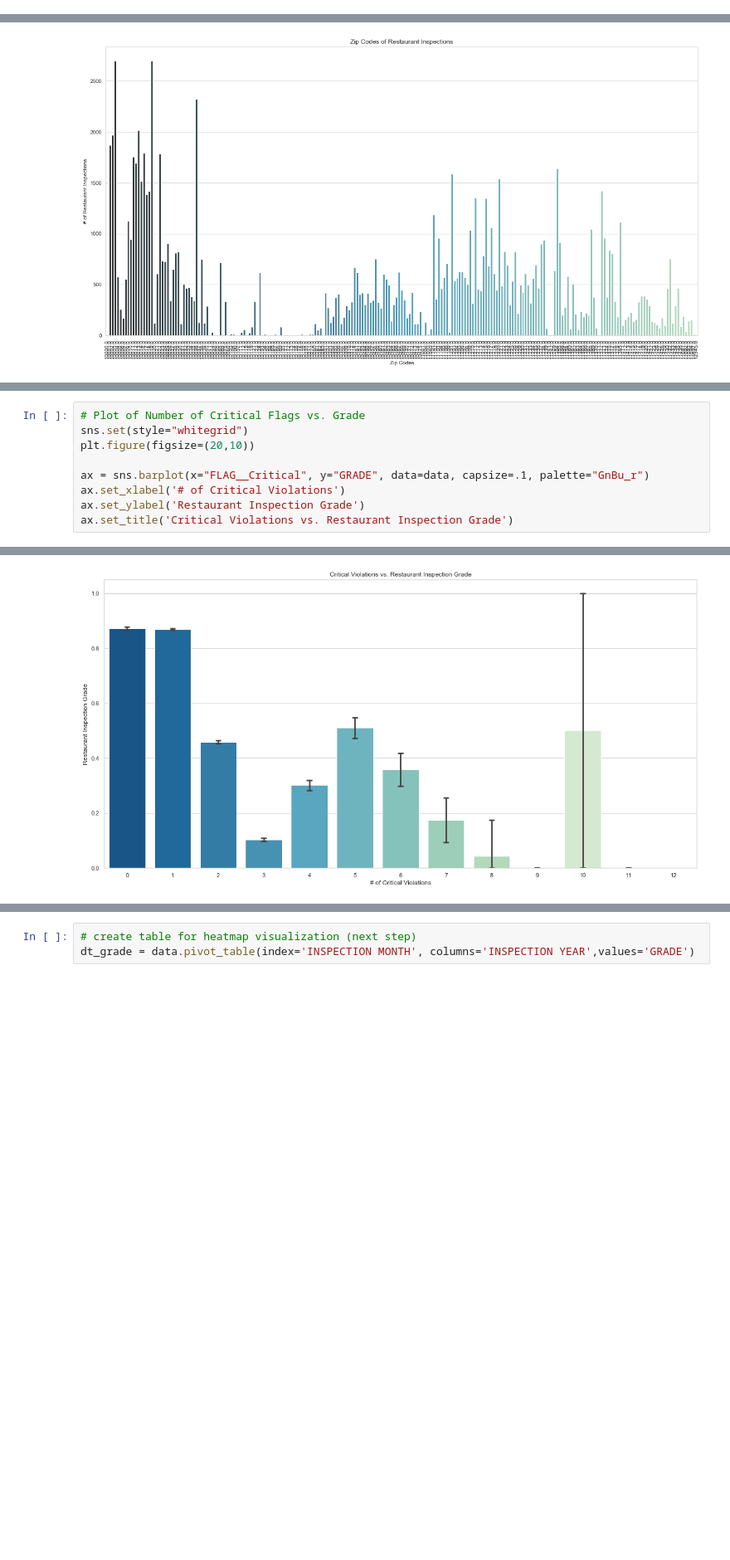
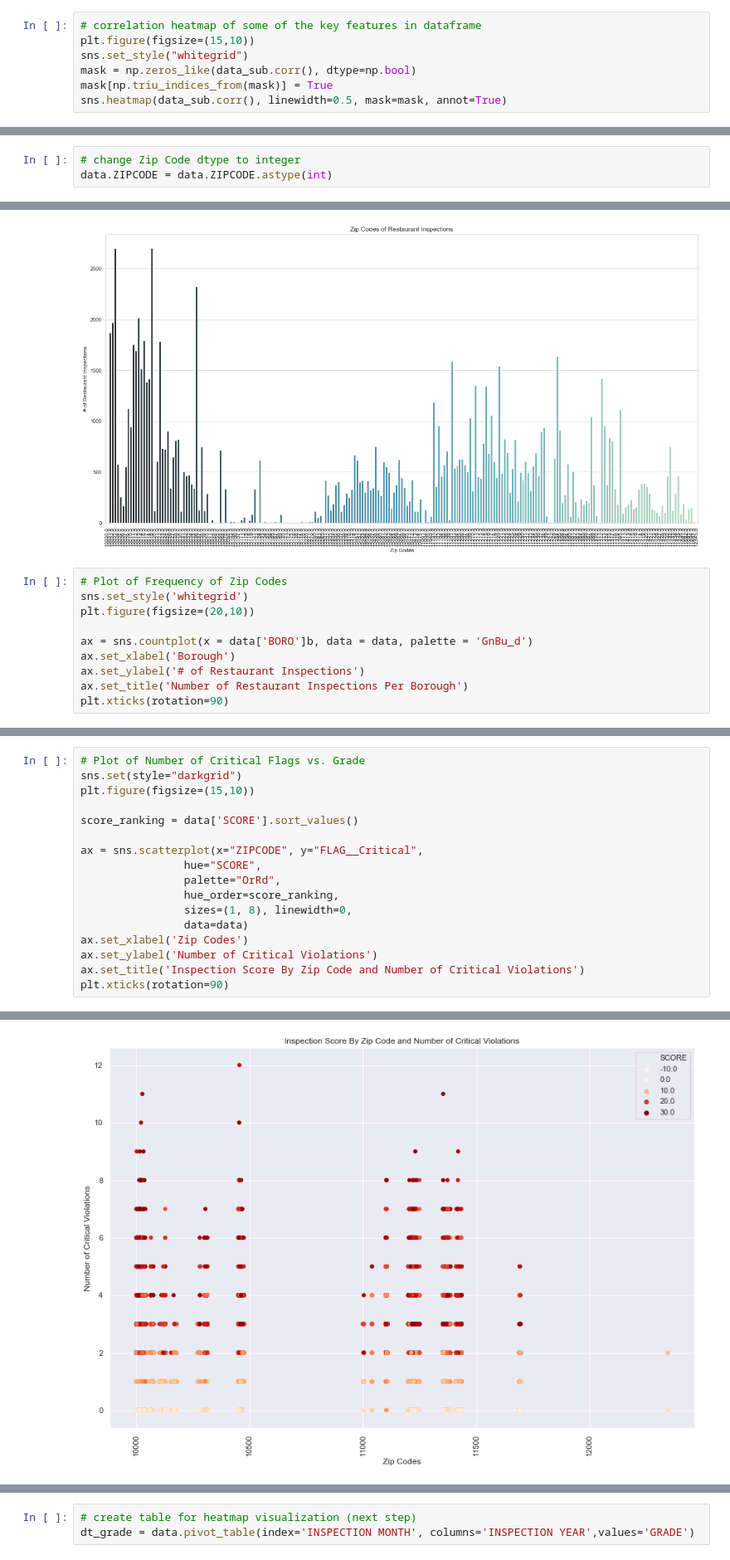
Before and after one commit to deep22kar/random-forest, a Jupyter notebook: EDA_Models1.ipynb, the cells around one changed output, grey strips where cells are left out. Shown at 83% size. Cells and saved outputs as stored; diff of their text form; blank space fills up the shorter version.

```diff
--- a/EDA_Models1.ipynb
+++ b/EDA_Models1.ipynb
@@ -164,0 +167,7 @@ data.corr().loc['VIOLATION__04G':'VIOLATION__15I', 'VIOLATION__06C':'VIOLATION__
+# %%
+# correlation heatmap of some of the key features in dataframe
+plt.figure(figsize=(15,10))
+sns.set_style("whitegrid")
+mask = np.zeros_like(data_sub.corr(), dtype=np.bool)
+mask[np.triu_indices_from(mask)] = True
+sns.heatmap(data_sub.corr(), linewidth=0.5, mask=mask, annot=True)
@@ -336,6 +348,9 @@ sns.relplot(x=data['ZIPCODE'].values, y=data['FLAG__Critical'].values, hue=data[
 <seaborn.axisgrid.FacetGrid at 0x...>
 <Figure size 2160x1800 with 0 Axes>
 [figure]
+# %%
+# change Zip Code dtype to integer
+data.ZIPCODE = data.ZIPCODE.astype(int)
 # %%
 # create table for heatmap visualization (next step)
 fz = data.pivot_table(index='ZIPCODE', columns='FLAG__Critical',values='GRADE')
@@ -428,3 +443,13 @@ plt.xticks(rotation=90)
         208, 209, 210, 211, 212, 213, 214, 215, 216, 217, 218, 219, 220,
         221, 222, 223, 224]), <a list of 225 Text xticklabel objects>)
 [figure]
+# %%
+# Plot of Frequency of Zip Codes
+sns.set_style('whitegrid')
+plt.figure(figsize=(20,10))
+
+ax = sns.countplot(x = data['BORO']b, data = data, palette = 'GnBu_d')
+ax.set_xlabel('Borough')
+ax.set_ylabel('# of Restaurant Inspections')
+ax.set_title('Number of Restaurant Inspections Per Borough')
+plt.xticks(rotation=90)
@@ -431,10 +470,18 @@ plt.xticks(rotation=90)
 # %%
 # Plot of Number of Critical Flags vs. Grade
-sns.set(style="whitegrid")
-plt.figure(figsize=(20,10))
+sns.set(style="darkgrid")
+plt.figure(figsize=(15,10))
 
-ax = sns.barplot(x="FLAG__Critical", y="GRADE", data=data, capsize=.1, palette="GnBu_r")
-ax.set_xlabel('# of Critical Violations')
-ax.set_ylabel('Restaurant Inspection Grade')
-ax.set_title('Critical Violations vs. Restaurant Inspection Grade')
+score_ranking = data['SCORE'].sort_values()
+
+ax = sns.scatterplot(x="ZIPCODE", y="FLAG__Critical",
+                hue="SCORE",
+                palette="OrRd",
+                hue_order=score_ranking,
+                sizes=(1, 8), linewidth=0,
+                data=data)
+ax.set_xlabel('Zip Codes')
+ax.set_ylabel('Number of Critical Violations')
+ax.set_title('Inspection Score By Zip Code and Number of Critical Violations')
+plt.xticks(rotation=90)
 # %% [output]
@@ -442,4 +490,4 @@ Text(0.5, 1.0, 'Critical Violations vs. Restaurant Inspection Grade')
-[figure, old version]
+[figure, new version]
 # %%
 # Plot of Number of Critical Flags vs. Grade
 sns.set(style="whitegrid")
```
Also changed, not shown: parts of 6 cells of this notebook, 2 other files.
